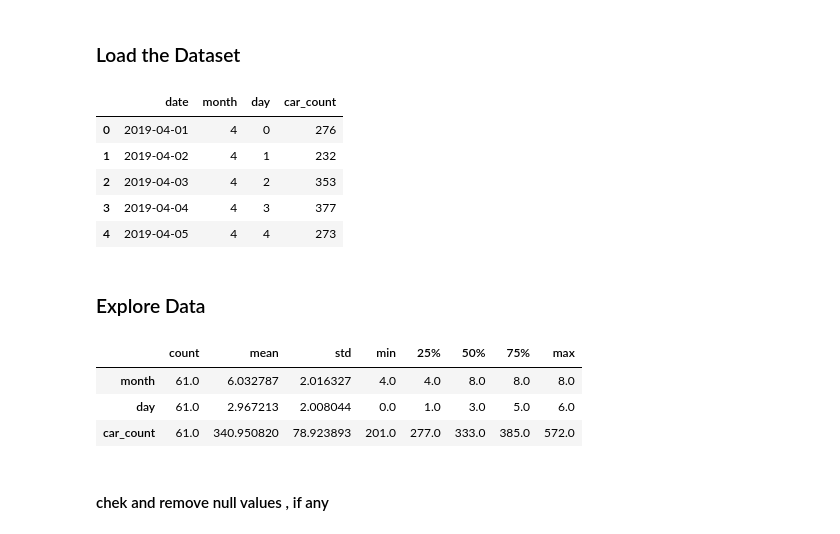
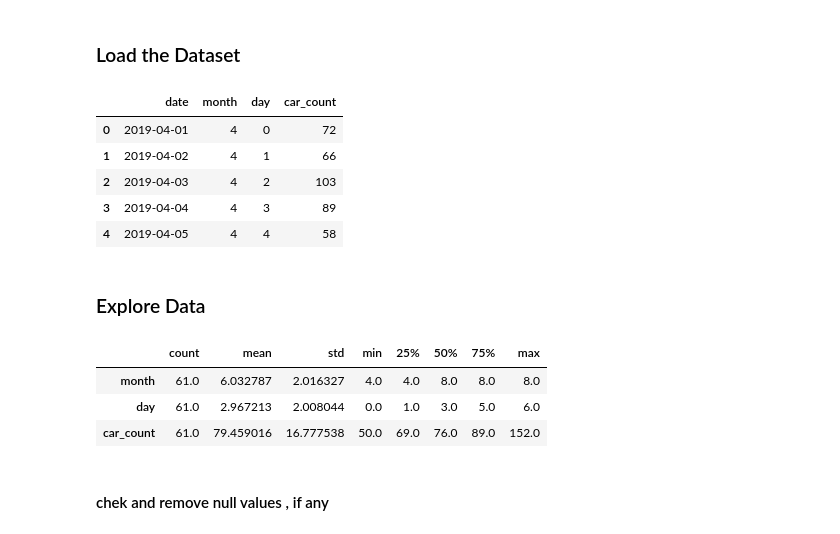
Before and after one commit to bidur/visitor_prediction, a Jupyter notebook: 2_visitor_prediction.ipynb, the cells around one changed output. Drawn from its saved outputs; the diff is of its cells as text; code cells hidden in the pictures.

```diff
--- a/2_visitor_prediction.ipynb
+++ b/2_visitor_prediction.ipynb
@@ -12,17 +28,18 @@ import seaborn as sns
 # %% [markdown]
 ### Load the Dataset
 # %%
-csv_data ='/mnt/lv/bidur/OkinawaVisitorPred/data/sendoPreprocessed.csv'
-df=pd.read_csv(csv_data)
+preprocessed_data='data/2019-04_2019-08_GyokuSendo_staypoints.csv'
+
+df=pd.read_csv(preprocessed_data)
 df['date']= pd.to_datetime(df['date'])
 df.head()
 # %% [output]
 |  | date | month | day | car_count |
-| 0 | 2019-04-01 | 4 | 0 | 276 |
-| 1 | 2019-04-02 | 4 | 1 | 232 |
-| 2 | 2019-04-03 | 4 | 2 | 353 |
-| 3 | 2019-04-04 | 4 | 3 | 377 |
-| 4 | 2019-04-05 | 4 | 4 | 273 |
+| 0 | 2019-04-01 | 4 | 0 | 72 |
+| 1 | 2019-04-02 | 4 | 1 | 66 |
+| 2 | 2019-04-03 | 4 | 2 | 103 |
+| 3 | 2019-04-04 | 4 | 3 | 89 |
+| 4 | 2019-04-05 | 4 | 4 | 58 |
 # %% [markdown]
 ### Explore Data
 # %%
@@ -31,7 +48,7 @@ df.describe().transpose()
 |  | count | mean | std | min | 25% | 50% | 75% | max |
 | month | 61.0 | 6.032787 | 2.016327 | 4.0 | 4.0 | 8.0 | 8.0 | 8.0 |
 | day | 61.0 | 2.967213 | 2.008044 | 0.0 | 1.0 | 3.0 | 5.0 | 6.0 |
-| car_count | 61.0 | 340.950820 | 78.923893 | 201.0 | 277.0 | 333.0 | 385.0 | 572.0 |
+| car_count | 61.0 | 79.459016 | 16.777538 | 50.0 | 69.0 | 76.0 | 89.0 | 152.0 |
 # %% [markdown]
 #### chek and remove null values , if any
 # %%
```
Also changed, not shown: parts of 12 cells of this notebook, 2 other files.
